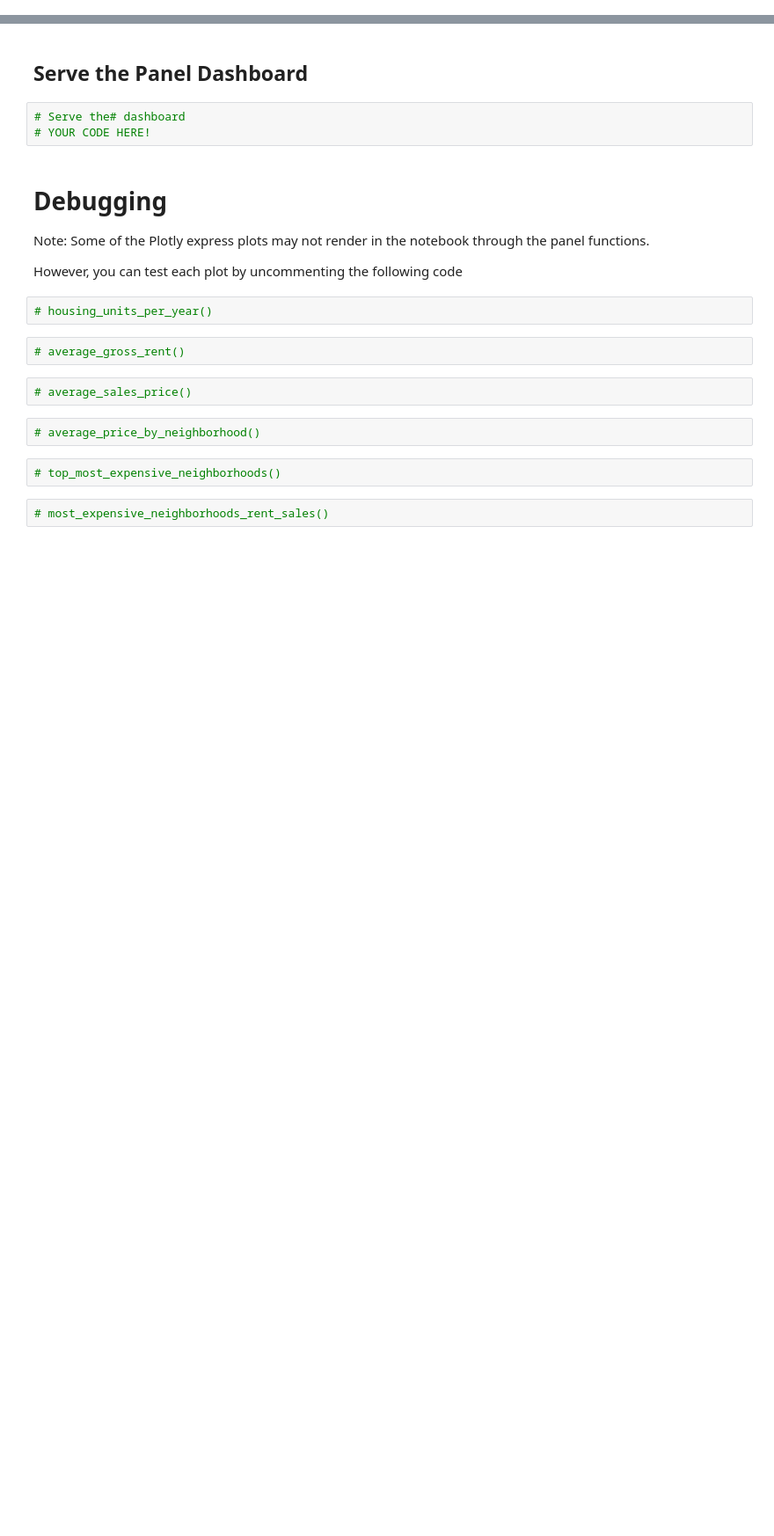
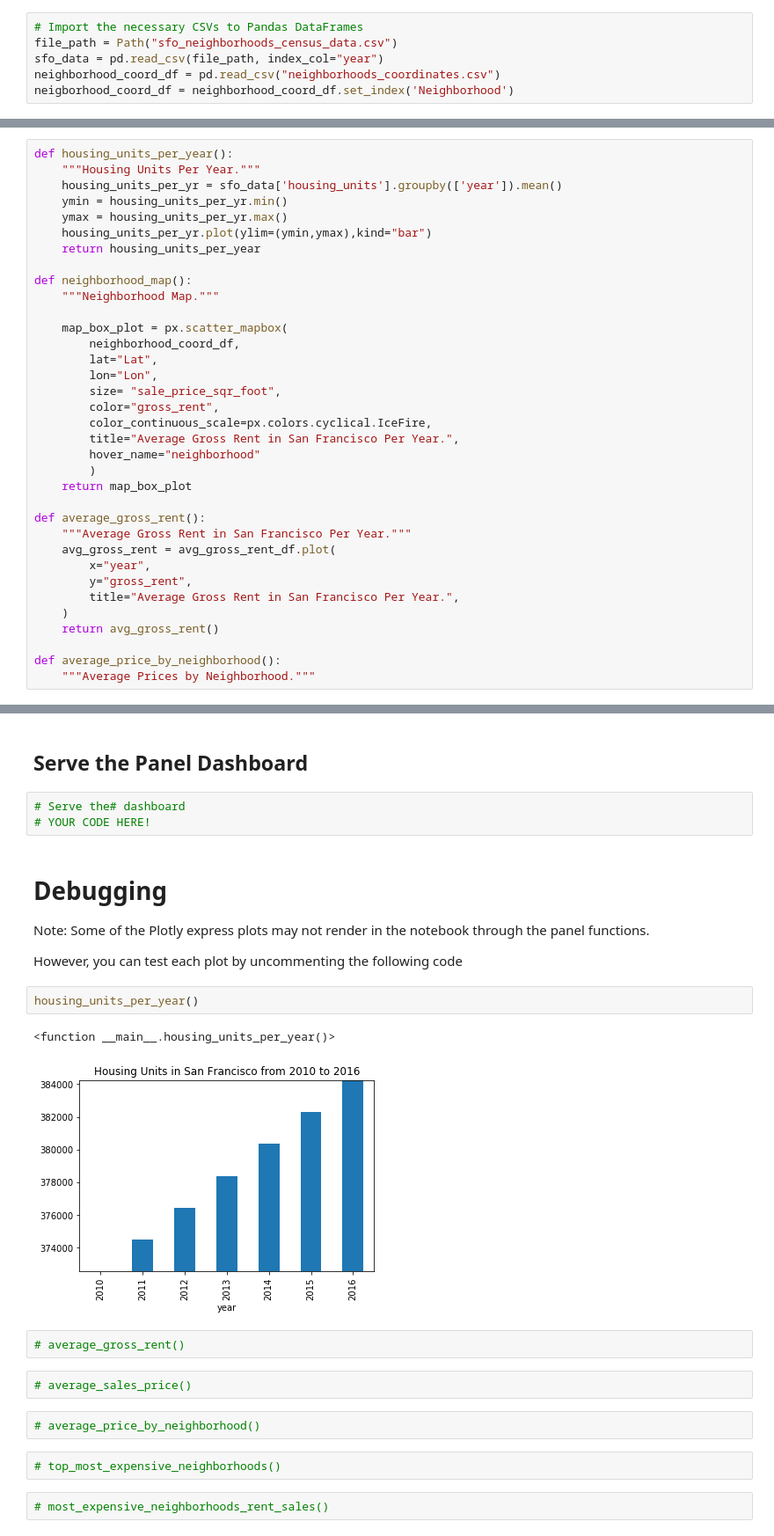
Before and after one commit to Wil-bro0824/Pythonic-Monopoly, a Jupyter notebook: PyViz-Dashboard.ipynb, the cells around one changed output, grey strips where cells are left out. Shown at 88% size. Cells and saved outputs as stored; diff of their text form; blank space fills up the shorter version.

```diff
--- a/PyViz-Dashboard.ipynb
+++ b/PyViz-Dashboard.ipynb
@@ -35,0 +23,6 @@ px.set_mapbox_access_token(map_box_api)
+# %%
+# Import the necessary CSVs to Pandas DataFrames
+file_path = Path("sfo_neighborhoods_census_data.csv")
+sfo_data = pd.read_csv(file_path, index_col="year")
+neighborhood_coord_df = pd.read_csv("neighborhoods_coordinates.csv")
+neigborhood_coord_df = neighborhood_coord_df.set_index('Neighborhood')
@@ -216,3 +88,38 @@ def sunburst():
+# %%
+def housing_units_per_year():
+    """Housing Units Per Year."""
+    housing_units_per_yr = sfo_data['housing_units'].groupby(['year']).mean()
+    ymin = housing_units_per_yr.min()
+    ymax = housing_units_per_yr.max()
+    housing_units_per_yr.plot(ylim=(ymin,ymax),kind="bar")
+    return housing_units_per_year
+
+def neighborhood_map():
+    """Neighborhood Map."""
+
+    map_box_plot = px.scatter_mapbox(
+        neighborhood_coord_df,
+        lat="Lat",
+        lon="Lon",
+        size= "sale_price_sqr_foot",
+        color="gross_rent",
+        color_continuous_scale=px.colors.cyclical.IceFire,
+        title="Average Gross Rent in San Francisco Per Year.",
+        hover_name="neighborhood"
+        )
+    return map_box_plot
+
+def average_gross_rent():
+    """Average Gross Rent in San Francisco Per Year."""
+    avg_gross_rent = avg_gross_rent_df.plot(
+        x="year",
+        y="gross_rent",
+        title="Average Gross Rent in San Francisco Per Year.",
+    )
+    return avg_gross_rent()
+
+def average_price_by_neighborhood():
+    """Average Prices by Neighborhood."""
 # %% [markdown]
 ## Panel Dashboard
 
@@ -239,8 +153,11 @@ In this section, you will combine all of the plots into a single dashboard view
 Note: Some of the Plotly express plots may not render in the notebook through the panel functions.
 
 However, you can test each plot by uncommenting the following code
-# %%
-# housing_units_per_year()
+# %%
+housing_units_per_year()
+# %% [output]
+<function __main__.housing_units_per_year()>
+[figure, added]
 # %%
 # average_gross_rent()
 # %%
```
Also changed, not shown: parts of 11 cells of this notebook.
